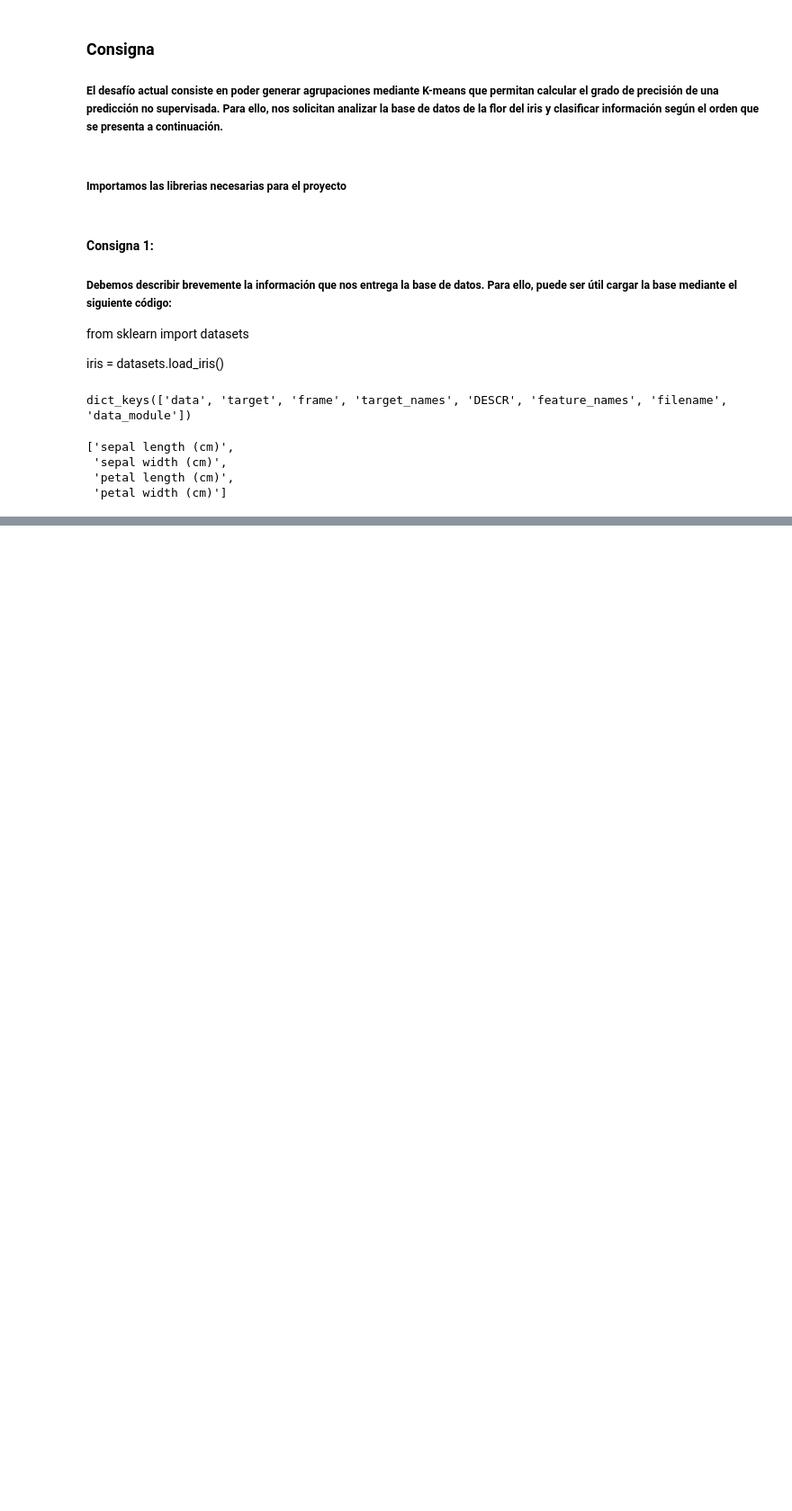
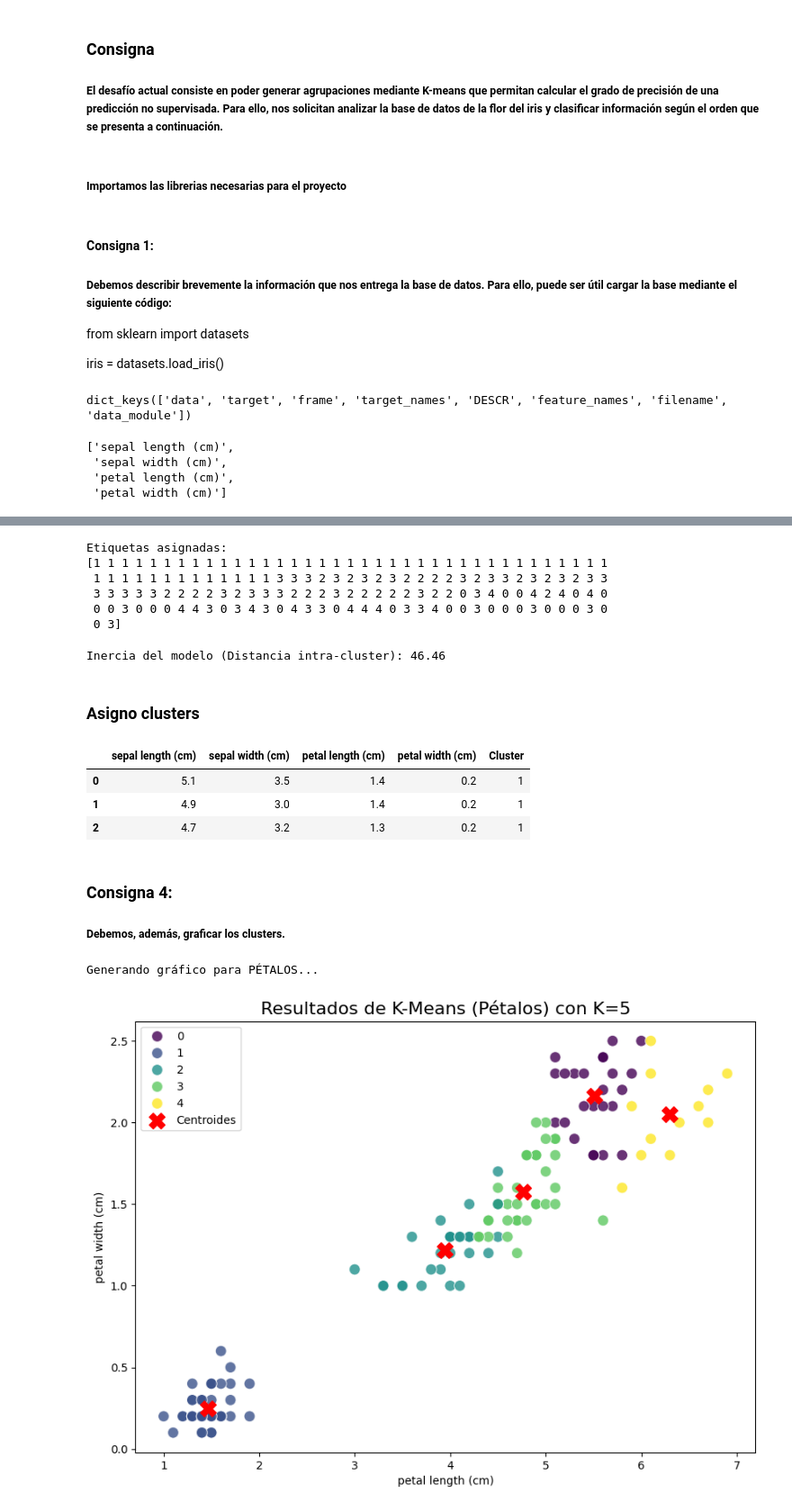
Before and after one commit to joluva/machinelearning, a Jupyter notebook: API_4_Vasquez_jorge_Luis.ipynb, the cells around one changed output, grey strips where cells are left out. Shown: that part at 90% size. Saved outputs shown, nothing was run; the diff lists cells and outputs as text; code cells hidden in the pictures; blank space fills up the shorter version.

```diff
--- a/API_4_Vasquez_jorge_Luis.ipynb
+++ b/API_4_Vasquez_jorge_Luis.ipynb
@@ -49,0 +110,9 @@ iris.feature_names
+# %%
+
+#Entrenar el Modelo
+
+# Nota: le pasamos 'X' (data), no hay 'y' (etiquetas).
+
+print("\n--- Entrenando el modelo... ---")
+kmeans.fit(df_iris)
+print("¡Modelo entrenado exitosamente!")
@@ -49,0 +145,69 @@ iris.feature_names
+# %%
+#  Etiquetas: A qué grupo (0, 1, 2, 3, 4) asignó cada flor.
+
+print("\nEtiquetas asignadas:")
+print(kmeans.labels_)
+# %% [output]
+Etiquetas asignadas:
+[1 1 1 1 1 1 1 1 1 1 1 1 1 1 1 1 1 1 1 1 1 1 1 1 1 1 1 1 1 1 1 1 1 1 1 1 1
+ 1 1 1 1 1 1 1 1 1 1 1 1 1 3 3 3 2 3 2 3 2 3 2 2 2 2 3 2 3 3 2 3 2 3 2 3 3
+ 3 3 3 3 3 2 2 2 2 3 2 3 3 3 2 2 2 3 2 2 2 2 2 3 2 2 0 3 4 0 0 4 2 4 0 4 0
+ 0 0 3 0 0 0 4 4 3 0 3 4 3 0 4 3 3 0 4 4 4 0 3 3 4 0 0 3 0 0 0 3 0 0 0 3 0
+ 0 3]
+# %%
+# Inercia: La suma de las distancias al cuadrado dentro de los clusters.
+# Mide qué tan "compactos" son los grupos (menor es mejor).
+print(f"\nInercia del modelo (Distancia intra-cluster): {kmeans.inertia_:.2f}")
+# %% [output]
+Inercia del modelo (Distancia intra-cluster): 46.46
+# %% [markdown]
+### Asigno clusters
+# %%
+
+# Visualización y Análisis (Asignando Clusters)
+
+# Agregamos la columna 'Cluster' a nuestro DataFrame original para poder graficar.
+
+df_iris['Cluster'] = kmeans.labels_
+df_iris.head(3)
+# %% [output]
+|  | sepal length (cm) | sepal width (cm) | petal length (cm) | petal width (cm) | Cluster |
+| 0 | 5.1 | 3.5 | 1.4 | 0.2 | 1 |
+| 1 | 4.9 | 3.0 | 1.4 | 0.2 | 1 |
+| 2 | 4.7 | 3.2 | 1.3 | 0.2 | 1 |
+# %% [markdown]
+### Consigna 4:
+##### Debemos, además, graficar los clusters.
+# %%
+# -------------------------------------------------------
+# GRÁFICO 1: PÉTALOS (Petal Length vs Petal Width)
+# -------------------------------------------------------
+print("\nGenerando gráfico para PÉTALOS...")
+plt.figure(figsize=(10, 7))
+
+# Usamos seaborn para facilitar el coloreado por categoría (hue)
+sns.scatterplot(
+    data=df_iris,
+    x='petal length (cm)',
+    y='petal width (cm)',
+    hue='Cluster',       # Colorear según el grupo asignado
+    palette='viridis',   # Paleta de colores distintiva
+    s=100,               # Tamaño de los puntos
+    alpha=0.8            # Transparencia
+)
+
+# También graficamos los CENTROIDES para ver dónde quedaron
+# Nota: En iris.data, las columnas son [sepal_len, sepal_wid, petal_len, petal_wid]
+# Por lo tanto, Pétalos son índices 2 y 3.
+plt.scatter(
+    kmeans.cluster_centers_[:, 2], # X del centroide (Largo Pétalo)
+    kmeans.cluster_centers_[:, 3], # Y del centroide (Ancho Pétalo)
+    c='red', s=200, marker='X', label='Centroides' # Marca roja grande
+)
+
+plt.title('Resultados de K-Means (Pétalos) con K=5', fontsize=16)
+plt.legend()
+plt.show()
+# %% [output]
+Generando gráfico para PÉTALOS...
+[figure, added]
```
Also changed, not shown: parts of 19 cells of this notebook, 3 other files.
